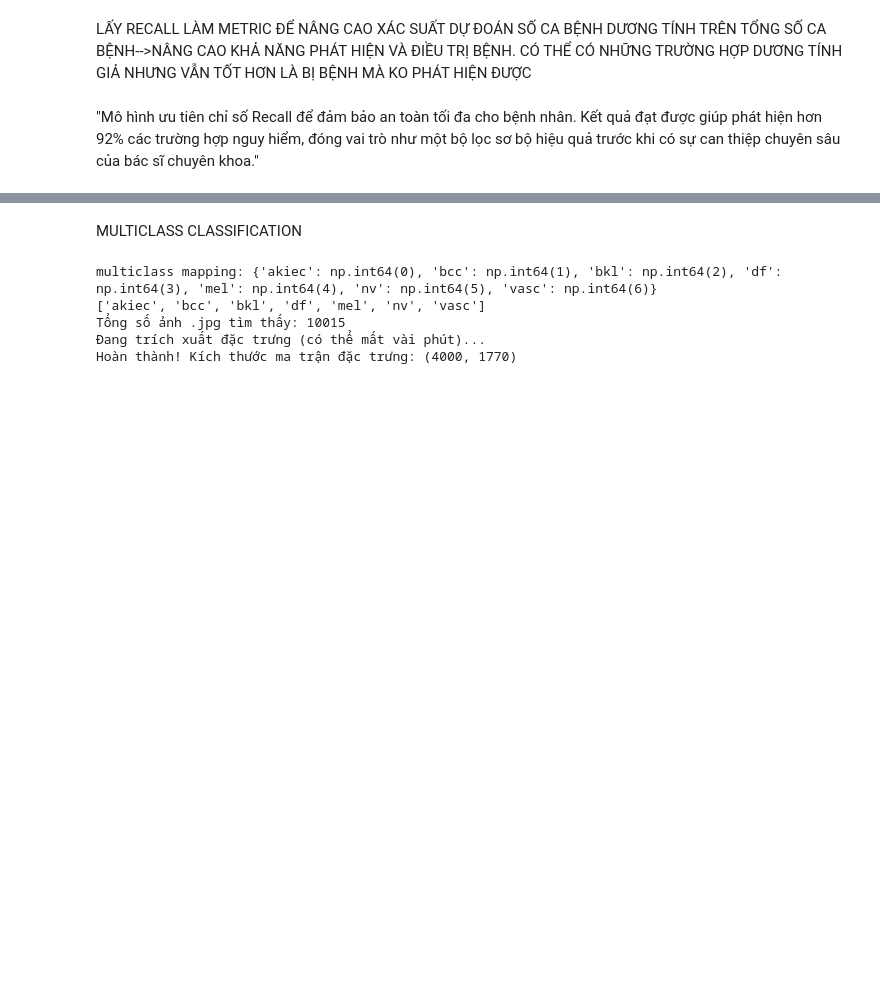
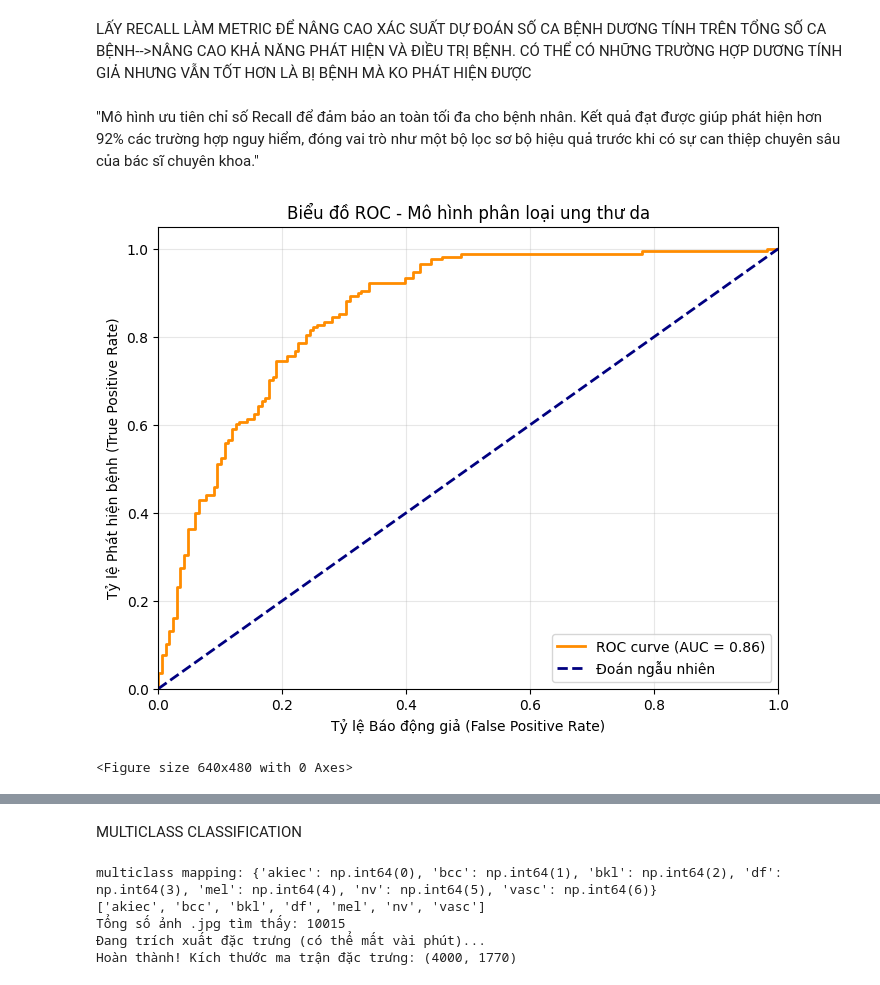
Before and after one commit to nam07famiVN/skin_cancer_image_classification, a Jupyter notebook: binary&multiclass_classification_SVM.ipynb, the cells around one changed output, grey strips where cells are left out. Saved outputs shown, nothing was run; the diff lists cells and outputs as text; code cells hidden in the pictures; blank space fills up the shorter version.

```diff
--- a/binary&multiclass_classification_SVM.ipynb
+++ b/binary&multiclass_classification_SVM.ipynb
@@ -148,0 +160,3 @@ print(classification_report(y_test, grid_predictions))
+# %%
+X_train, X_test, y_train, y_test = train_test_split(X, y, test_size = 0.2, stratify = y, random_state = 42)
+print('phân bố dữ liệu của tập test trước khi resample', np.bincount(y_test))
@@ -148,0 +165,8 @@ print(classification_report(y_test, grid_predictions))
+# %%
+under = RandomUnderSampler(sampling_strategy = {0:168, 1:168}, random_state = 42)
+X_test_res, y_test_res = under.fit_resample(X_test, y_test)
+print('phân bố dữ liệu của tập test sau khi resample', np.bincount(y_test_res))
+binary_model = joblib.load('binary_svm_skin_cancer.pkl')
+grid_predictions = binary_model.predict(X_test_res)
+print("Độ bao phủ sau khi tối ưu:", recall_score(y_test_res, grid_predictions))
+print(classification_report(y_test_res, grid_predictions))
@@ -153,27 +188,39 @@ LẤY RECALL LÀM METRIC ĐỂ NÂNG CAO XÁC SUẤT DỰ ĐOÁN SỐ CA BỆNH
 # %%
 from sklearn.metrics import roc_curve, auc
 import matplotlib.pyplot as plt
+import joblib # Import joblib to load the model
+
+# Load the best binary classification model that was saved earlier
+model_filename = '/content/drive/MyDrive/IT/CYBERSOFT_MachineDeeplearning/capstone_project/binary_svm_skin_cancer.pkl'
+binary_model = joblib.load(model_filename)
 
 # 1. Tính toán điểm tin cậy (decision function) thay vì nhãn 0/1
 # SVM dùng decision_function để đo khoảng cách tới ranh giới phân loại
-y_score = grid.best_estimator_.decision_function(X_test)
+y_score = binary_model.decision_function(X_test_res)
+
+# Ensure y_score is a 1D array for roc_curve (it should be for binary SVC decision_function)
+if y_score.ndim > 1:
+    y_score = y_score.ravel() # Flatten to 1D if it's (n_samples, 1)
 
 # 2. Tính toán FPR, TPR và ngưỡng
-fpr, tpr, thresholds = roc_curve(y_test, y_score)
+fpr, tpr, thresholds = roc_curve(y_test_res, y_score)
 roc_auc = auc(fpr, tpr)
 
 # 3. Vẽ biểu đồ
 plt.figure(figsize=(8, 6))
 plt.plot(fpr, tpr, color='darkorange', lw=2, label=f'ROC curve (AUC = {roc_auc:.2f})')
 plt.plot([0, 1], [0, 1], color='navy', lw=2, linestyle='--', label='Đoán ngẫu nhiên')
 plt.xlim([0.0, 1.0])
 plt.ylim([0.0, 1.05])
 plt.xlabel('Tỷ lệ Báo động giả (False Positive Rate)')
 plt.ylabel('Tỷ lệ Phát hiện bệnh (True Positive Rate)')
 plt.title('Biểu đồ ROC - Mô hình phân loại ung thư da')
 plt.legend(loc="lower right")
 plt.grid(alpha=0.3)
 plt.show()
 plt.savefig('/content/drive/MyDrive/IT/CYBERSOFT_MachineDeeplearning/capstone_project/binary_roc_curve.png')
+# %% [output]
+[figure, added]
+<Figure size 640x480 with 0 Axes>
 # %%
 #vẽ heatmap của confusion matrix
```
Also changed, not shown: parts of 6 cells of this notebook.
